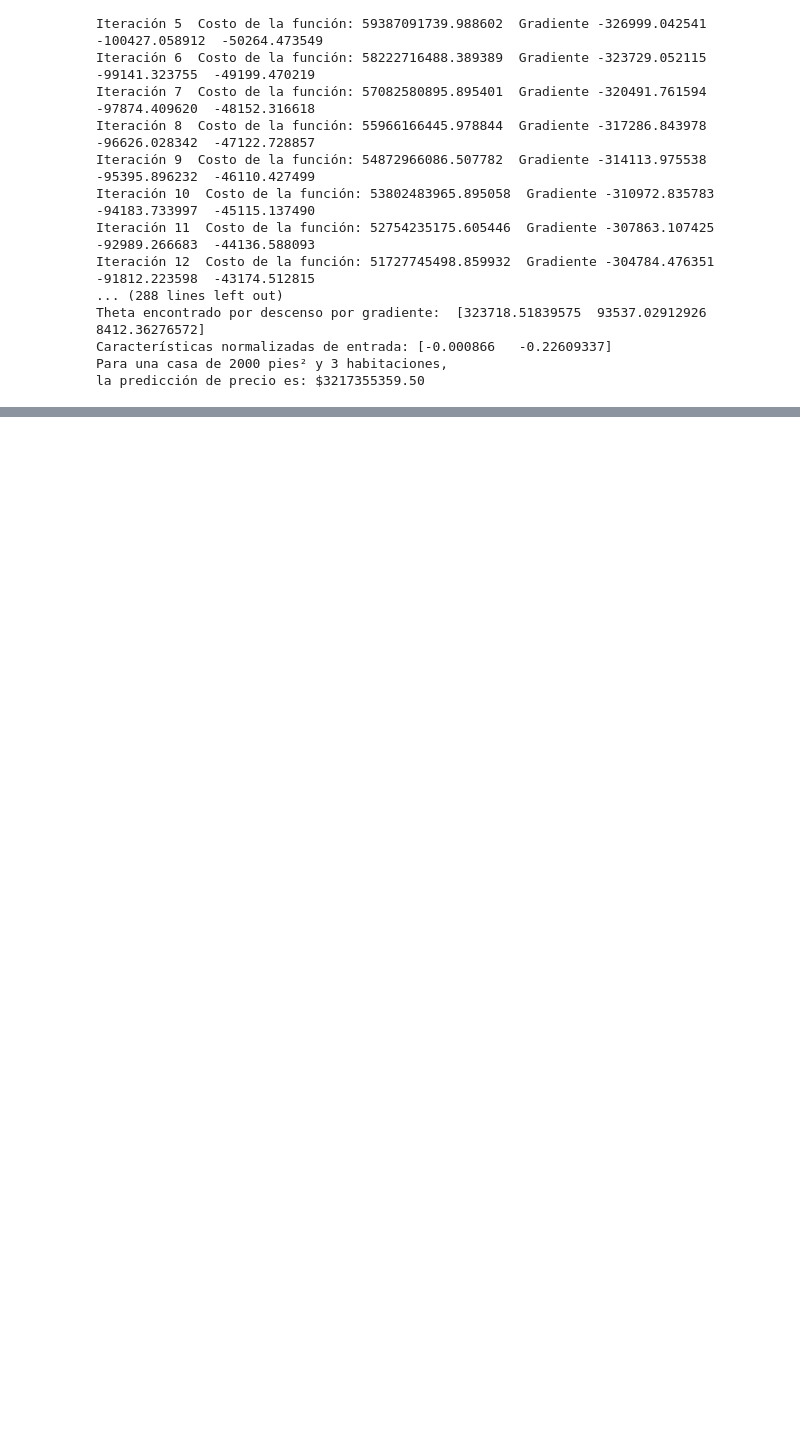
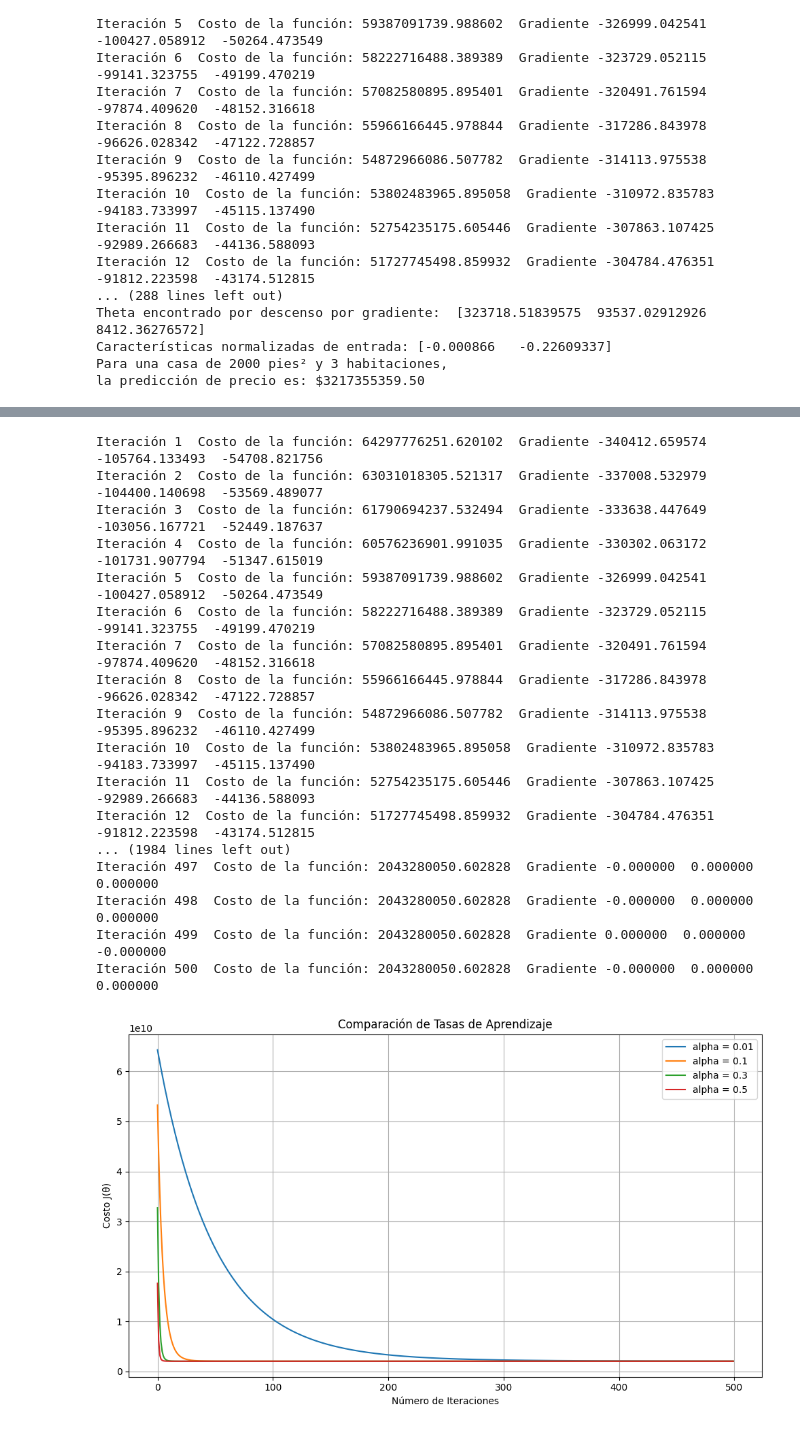
Before and after one commit to undelapaz-rnap-2025I/tarea-regresion-Luis-Coronell, a Jupyter notebook: REGRESIÓN Multilineal.ipynb, the cells around one changed output, grey strips where cells are left out. Saved outputs shown, nothing was run; the diff lists cells and outputs as text; code cells hidden in the pictures; blank space fills up the shorter version.

```diff
--- a/REGRESIÓN Multilineal.ipynb
+++ b/REGRESIÓN Multilineal.ipynb
@@ -256,0 +263,43 @@ la predicción de precio es: $3217355359.50
+# %%
+# ==================== Parte final: Comparación de tasas de aprendizaje ====================
+iterations = 500
+alpha_vector = np.array([0.01, 0.1, 0.3, 0.5])
+matrix_J = np.zeros((iterations, len(alpha_vector)))
+
+# Probar cada tasa de aprendizaje
+for i, alpha in enumerate(alpha_vector):
+    theta = np.zeros((3, 1))  # Reiniciar theta para cada alpha
+    _, J_history = gradient_descent(X, y, theta, alpha, iterations)
+    matrix_J[:, i] = J_history
+
+# Graficar los historiales de costo para cada alpha
+plt.figure(figsize=(10, 6))
+for i, alpha in enumerate(alpha_vector):
+    plt.plot(range(iterations), matrix_J[:, i], label=f'alpha = {alpha}')
+
+plt.xlabel('Número de Iteraciones')
+plt.ylabel('Costo J(θ)')
+plt.title('Comparación de Tasas de Aprendizaje')
+plt.legend()
+plt.grid(True)
+plt.tight_layout()
+plt.show()
+# %% [output]
+Iteración 1  Costo de la función: 64297776251.620102  Gradiente -340412.659574  -105764.133493  -54708.821756
+Iteración 2  Costo de la función: 63031018305.521317  Gradiente -337008.532979  -104400.140698  -53569.489077
+Iteración 3  Costo de la función: 61790694237.532494  Gradiente -333638.447649  -103056.167721  -52449.187637
+Iteración 4  Costo de la función: 60576236901.991035  Gradiente -330302.063172  -101731.907794  -51347.615019
+Iteración 5  Costo de la función: 59387091739.988602  Gradiente -326999.042541  -100427.058912  -50264.473549
+Iteración 6  Costo de la función: 58222716488.389389  Gradiente -323729.052115  -99141.323755  -49199.470219
+Iteración 7  Costo de la función: 57082580895.895401  Gradiente -320491.761594  -97874.409620  -48152.316618
+Iteración 8  Costo de la función: 55966166445.978844  Gradiente -317286.843978  -96626.028342  -47122.728857
+Iteración 9  Costo de la función: 54872966086.507782  Gradiente -314113.975538  -95395.896232  -46110.427499
+Iteración 10  Costo de la función: 53802483965.895058  Gradiente -310972.835783  -94183.733997  -45115.137490
+Iteración 11  Costo de la función: 52754235175.605446  Gradiente -307863.107425  -92989.266683  -44136.588093
+Iteración 12  Costo de la función: 51727745498.859932  Gradiente -304784.476351  -91812.223598  -43174.512815
+... (1984 lines left out)
+Iteración 497  Costo de la función: 2043280050.602828  Gradiente -0.000000  0.000000  0.000000
+Iteración 498  Costo de la función: 2043280050.602828  Gradiente -0.000000  0.000000  0.000000
+Iteración 499  Costo de la función: 2043280050.602828  Gradiente 0.000000  0.000000  -0.000000
+Iteración 500  Costo de la función: 2043280050.602828  Gradiente -0.000000  0.000000  0.000000
+[figure, added]
```
Also changed, not shown: parts of 2 cells of this notebook.
